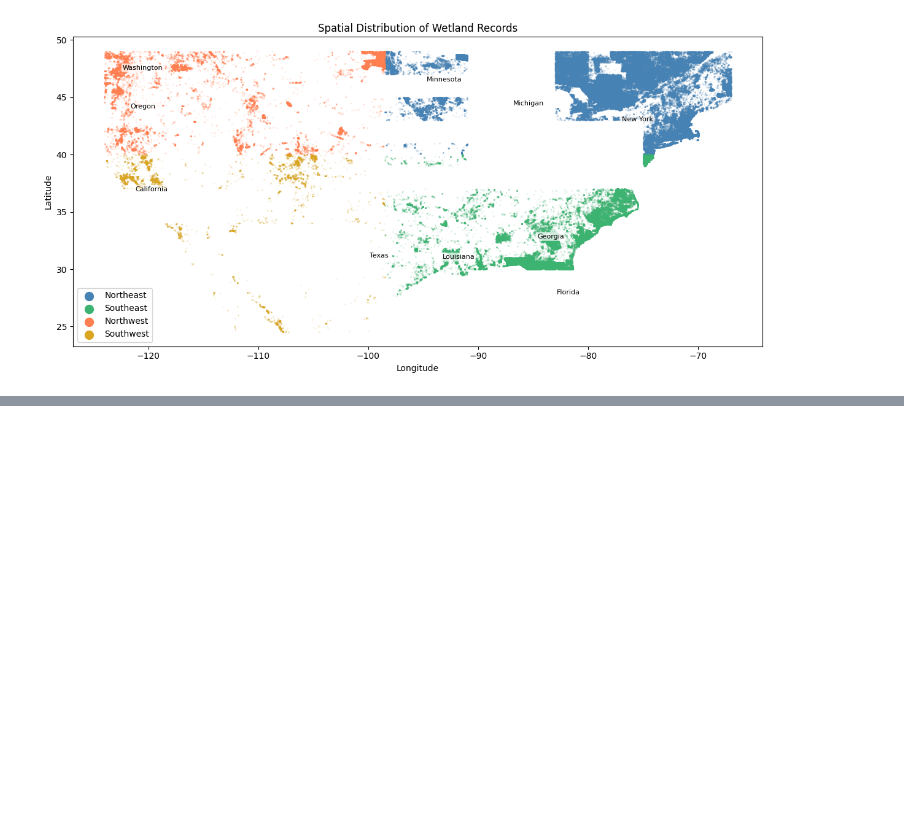
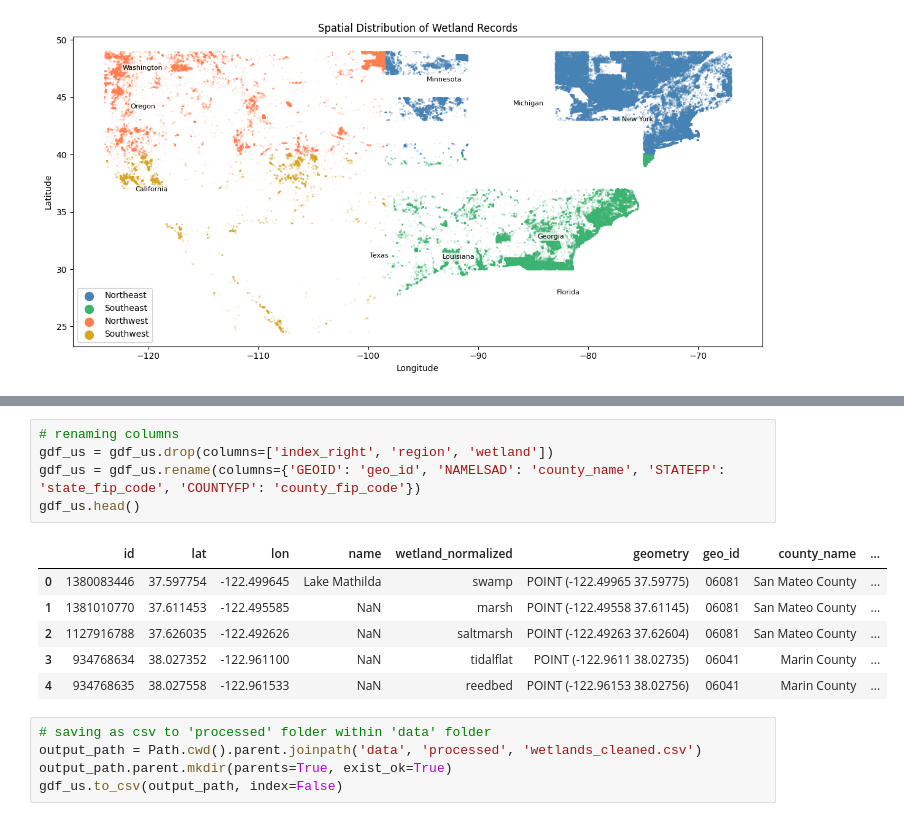
Before and after one commit to quentinconklejr/team-nuclear-family, a Jupyter notebook: notebooks/wetlands_eda.ipynb, the cells around one changed output, grey strips where cells are left out. Drawn from its saved outputs; the diff is of its cells as text; blank space fills up the shorter version.

```diff
--- a/notebooks/wetlands_eda.ipynb
+++ b/notebooks/wetlands_eda.ipynb
@@ -362,0 +417,17 @@ plt.show()
+# %%
+# renaming columns
+gdf_us = gdf_us.drop(columns=['index_right', 'region', 'wetland'])
+gdf_us = gdf_us.rename(columns={'GEOID': 'geo_id', 'NAMELSAD': 'county_name', 'STATEFP': 'state_fip_code', 'COUNTYFP': 'county_fip_code'})
+gdf_us.head()
+# %% [output]
+|  | id | lat | lon | name | wetland_normalized | geometry | geo_id | county_name | ... |
+| 0 | 1380083446 | 37.597754 | -122.499645 | Lake Mathilda | swamp | POINT (-122.49965 37.59775) | 06081 | San Mateo County | ... |
+| 1 | 1381010770 | 37.611453 | -122.495585 | NaN | marsh | POINT (-122.49558 37.61145) | 06081 | San Mateo County | ... |
+| 2 | 1127916788 | 37.626035 | -122.492626 | NaN | saltmarsh | POINT (-122.49263 37.62604) | 06081 | San Mateo County | ... |
+| 3 | 934768634 | 38.027352 | -122.961100 | NaN | tidalflat | POINT (-122.9611 38.02735) | 06041 | Marin County | ... |
+| 4 | 934768635 | 38.027558 | -122.961533 | NaN | reedbed | POINT (-122.96153 38.02756) | 06041 | Marin County | ... |
+# %%
+# saving as csv to 'processed' folder within 'data' folder
+output_path = Path.cwd().parent.joinpath('data', 'processed', 'wetlands_cleaned.csv')
+output_path.parent.mkdir(parents=True, exist_ok=True)
+gdf_us.to_csv(output_path, index=False)
```
Also changed, not shown: parts of 11 cells of this notebook, 2 other files.
